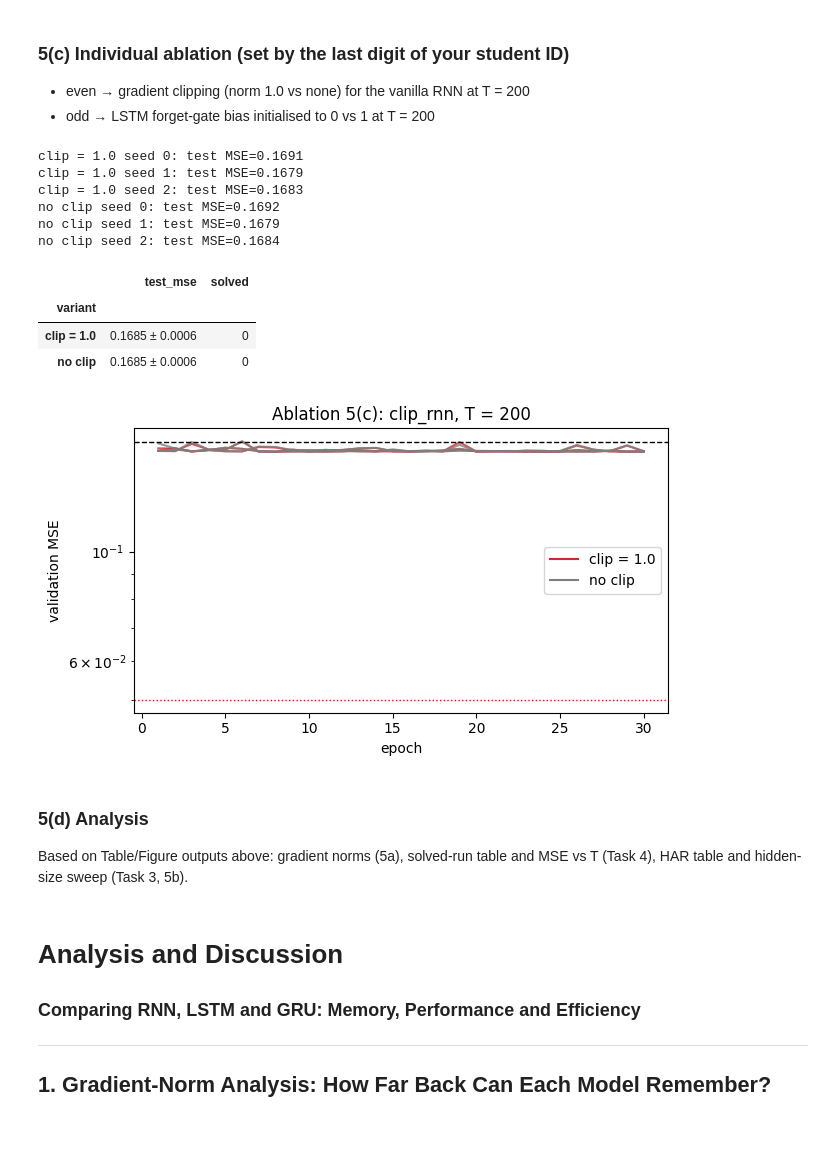
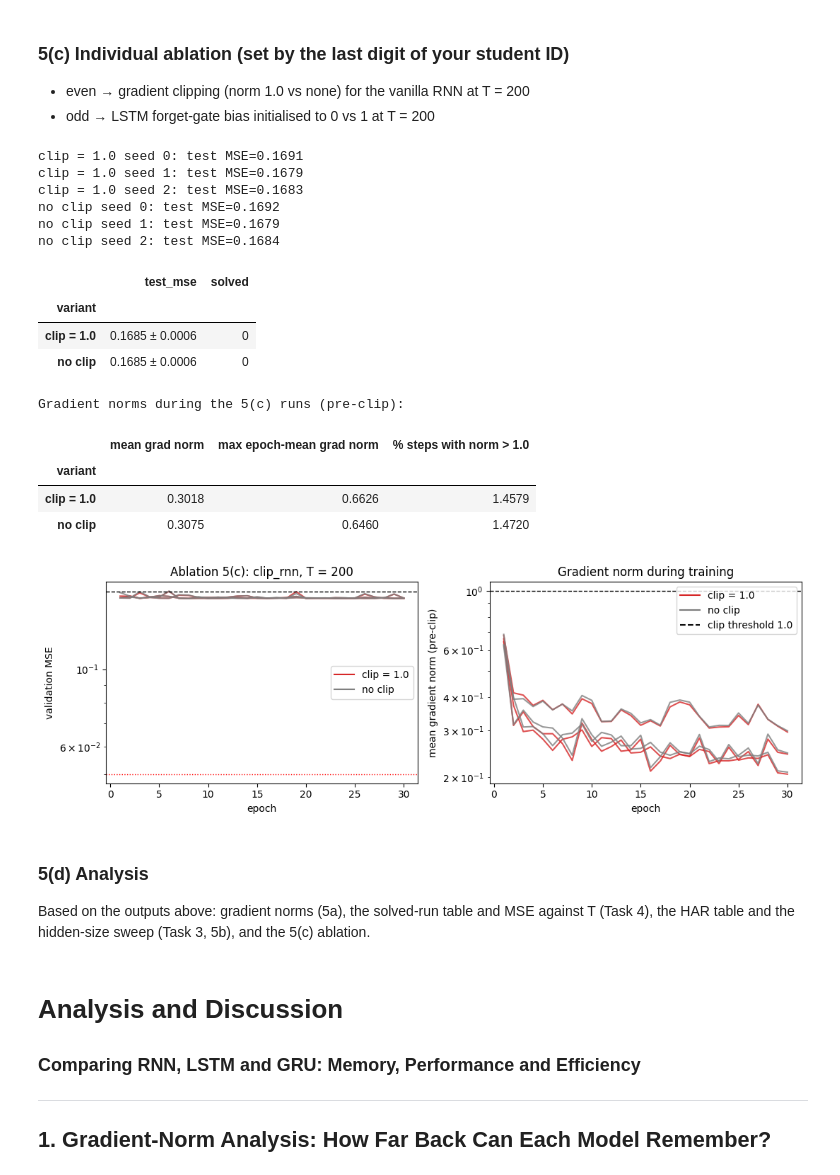
Before and after one commit to Rakshanthamidhun/DNN_Assignment, a Jupyter notebook: problem1/problem1.ipynb, the cells around one changed output. Saved outputs shown, nothing was run; the diff lists cells and outputs as text; code cells hidden in the pictures; blank space fills up the shorter version.

```diff
--- a/problem1/problem1.ipynb
+++ b/problem1/problem1.ipynb
@@ -334,16 +420,18 @@ def run_epochs(model, train_dl, epochs, loss_fn, eval_fn, clip=None, lr=LR):
     opt = torch.optim.Adam(model.parameters(), lr=lr)
     hist, times = [], []
     for ep in range(epochs):
-        model.train(); t0 = time.time(); tot = n = 0
+        model.train(); t0 = time.time(); tot = n = 0; norms = []
         for xb, yb in train_dl:
             xb, yb = xb.to(DEVICE), yb.to(DEVICE)
             loss = loss_fn(model(xb), yb)
             opt.zero_grad(); loss.backward()
-            if clip: nn.utils.clip_grad_norm_(model.parameters(), clip)
+            gn = nn.utils.clip_grad_norm_(model.parameters(), clip if clip else float("inf"))   # pre-clip norm; inf = measure only
+            norms.append(gn.item())
             opt.step(); tot += loss.item() * len(xb); n += len(xb)
         if DEVICE.type == "cuda": torch.cuda.synchronize()
         times.append(time.time() - t0)
-        hist.append({"epoch": ep + 1, "train_loss": tot / n, **eval_fn(model)})
+        hist.append({"epoch": ep + 1, "train_loss": tot / n, "grad_norm": float(np.mean(norms)),
+                     "frac_above_1": float(np.mean(np.array(norms) > 1.0)), **eval_fn(model)})
     return pd.DataFrame(hist), float(np.mean(times))
 
 @torch.no_grad()
@@ -470,6 +582,14 @@ solved_tbl = add_df.pivot_table(index="model", columns="T", values="solved", agg
 mse_tbl.to_csv(f"{FIG}/table_adding_mse.csv"); solved_tbl.to_csv(f"{FIG}/table_adding_solved.csv")
 print("Test MSE (mean ± std); constant baseline ≈ 0.167"); display(mse_tbl)
 print("Solved runs (test MSE < 0.05)"); display(solved_tbl)
+base = {T: float(((make_adding(1000, T, 2)[1] - 1.0) ** 2).mean()) for T in ADD_TS}
+print("Constant-prediction (always 1.0) baseline on each test set:", {T: round(v, 4) for T, v in base.items()})
+print(f"Budget: {N_ADD_TRAIN} training sequences, Adam lr {LR}, batch {BATCH}, {EPOCHS_ADD} epochs, gradient clipping {CLIP_MAIN}, seeds {SEEDS}")
+for T in ADD_TS:
+    for kind in ["rnn", "lstm", "gru"]:
+        v = add_df[(add_df.model == kind) & (add_df["T"] == T)].test_mse
+        print(f"  T={T:3d} {kind:4s}: per-seed test MSE {np.round(v.values, 4).tolist()}  -> "
+              f"{(v < 0.05).sum()}/{len(v)} solved, best seed is {base[T] / v.min():.1f}x lower than the baseline")
 # %% [output]
 Test MSE (mean ± std); constant baseline ≈ 0.167
 | T | 50 | 100 | 200 | 400 |
@@ -517,14 +651,23 @@ def grad_norms(model, T=100, n=256):
     return np.array([h.grad[0].norm(dim=1).mean().item() for h in hs])
 
 T_G = 100 if 100 in ADD_TS else ADD_TS[0]
-fig, ax = plt.subplots(1, 2, figsize=(11, 3.8), sharey=True)
+fig, ax = plt.subplots(1, 2, figsize=(11, 3.8), sharey=True); gn_table = {}
 for kind, c in zip(["rnn","lstm","gru"], ["C0","C1","C2"]):
     set_seed(SEEDS[0]); fresh = SeqModel(kind, 2, HIDDEN, 1).to(DEVICE)
     trained = next(r["net"] for r in add_runs if r["model"] == kind and r["T"] == T_G and r["seed"] == SEEDS[0])
-    ax[0].plot(grad_norms(fresh, T_G), c=c, label=kind.upper()); ax[1].plot(grad_norms(trained, T_G), c=c, label=kind.upper())
+    g0, g1 = grad_norms(fresh, T_G), grad_norms(trained, T_G); gn_table[kind] = (g0, g1)
+    ax[0].plot(g0, c=c, label=kind.upper()); ax[1].plot(g1, c=c, label=kind.upper())
 for a, t in zip(ax, ["before training", "after training"]):
     a.set_yscale("log"); a.set_xlabel("time step t"); a.set_title(f"‖∂L/∂h_t‖, T = {T_G}, {t}"); a.legend()
 ax[0].set_ylabel("mean gradient norm (log)")
 plt.tight_layout(); plt.savefig(f"{FIG}/grad_norm_vs_t.png", dpi=150); plt.show()
+rows = []
+for kind, (g0, g1) in gn_table.items():
+    for when, g in [("before", g0), ("after", g1)]:
+        rows.append({"model": kind.upper(), "training": when, **{f"t={t}": g[t] for t in [0, 25, 50, 75, T_G - 1]},
+                     "ratio t=0 / t=99": g[0] / g[-1]})
+gt = pd.DataFrame(rows).set_index(["model", "training"])
+print(f"Mean ‖∂L/∂h_t‖ at selected steps (T = {T_G}); a ratio near 1 means the gradient reaches the first marker undiminished:")
+with pd.option_context("display.float_format", "{:.2e}".format): display(gt)
 # %% [output]
 [figure]
@@ -574,39 +726,56 @@ if ABLATION == "clip_rnn":
     variants = {"clip = 1.0": dict(kind="rnn", clip=1.0), "no clip": dict(kind="rnn", clip=None)}
 else:
     variants = {"forget bias = 1": dict(kind="lstm", forget_bias=1.0), "forget bias = 0": dict(kind="lstm", forget_bias=0.0)}
 
 abl = []
 for name, kw in variants.items():
     for s in SEEDS:
         r = train_adding(T=T_ABL, seed=s, note=f"ablation:{name}", **kw); r["variant"] = name; abl.append(r)
         print(f"{name} seed {s}: test MSE={r['test_mse']:.4f}")
 
 abl_tbl = pd.DataFrame([{"variant": r["variant"], "seed": r["seed"], "test_mse": r["test_mse"], "solved": r["solved"]} for r in abl]) \
             .groupby("variant").agg(test_mse=("test_mse", mean_std), solved=("solved","sum"))
 abl_tbl.to_csv(f"{FIG}/table_ablation_5c.csv"); display(abl_tbl)
 
-fig, ax = plt.subplots(figsize=(6.5, 3.8))
+# evidence for *why*: the gradient norm each variant actually saw, and how often a 1.0 clip would act
+gsum = pd.DataFrame([{"variant": r["variant"], "seed": r["seed"], "mean grad norm": r["hist"].grad_norm.mean(),
+                      "max epoch-mean grad norm": r["hist"].grad_norm.max(),
+                      "% steps with norm > 1.0": 100 * r["hist"].frac_above_1.mean()} for r in abl])
+print("Gradient norms during the 5(c) runs (pre-clip):"); display(gsum.groupby("variant").mean(numeric_only=True).drop(columns="seed").round(4))
+
+fig, axs = plt.subplots(1, 2, figsize=(11, 3.8))
+ax = axs[0]
 for r in abl:
-    ax.plot(r["hist"]["epoch"], r["hist"]["val_mse"], c="C3" if r["variant"] == list(variants)[0] else "C7", alpha=.8)
+    col = "C3" if r["variant"] == list(variants)[0] else "C7"
+    ax.plot(r["hist"]["epoch"], r["hist"]["val_mse"], c=col, alpha=.8)
+    axs[1].plot(r["hist"]["epoch"], r["hist"]["grad_norm"], c=col, alpha=.8)
 ax.axhline(1/6, ls="--", c="k", lw=1); ax.axhline(0.05, ls=":", c="r", lw=1); ax.set_yscale("log")
 ax.legend([plt.Line2D([], [], c="C3"), plt.Line2D([], [], c="C7")], list(variants))
 ax.set_xlabel("epoch"); ax.set_ylabel("validation MSE"); ax.set_title(f"Ablation 5(c): {ABLATION}, T = {T_ABL}")
+axs[1].axhline(1.0, ls="--", c="k", lw=1, label="clip threshold 1.0"); axs[1].set_yscale("log")
+axs[1].set_xlabel("epoch"); axs[1].set_ylabel("mean gradient norm (pre-clip)"); axs[1].set_title("Gradient norm during training")
+axs[1].legend([plt.Line2D([], [], c="C3"), plt.Line2D([], [], c="C7"), plt.Line2D([], [], c="k", ls="--")], list(variants) + ["clip threshold 1.0"])
 plt.tight_layout(); plt.savefig(f"{FIG}/ablation_5c.png", dpi=150); plt.show()
 # %% [output]
 clip = 1.0 seed 0: test MSE=0.1691
 clip = 1.0 seed 1: test MSE=0.1679
 clip = 1.0 seed 2: test MSE=0.1683
 no clip seed 0: test MSE=0.1692
 no clip seed 1: test MSE=0.1679
 no clip seed 2: test MSE=0.1684
 |  | test_mse | solved |
 | variant |  |  |
 | clip = 1.0 | 0.1685 ± 0.0006 | 0 |
 | no clip | 0.1685 ± 0.0006 | 0 |
+Gradient norms during the 5(c) runs (pre-clip):
+|  | mean grad norm | max epoch-mean grad norm | % steps with norm > 1.0 |
+| variant |  |  |  |
+| clip = 1.0 | 0.3018 | 0.6626 | 1.4579 |
+| no clip | 0.3075 | 0.6460 | 1.4720 |
-[figure, old version]
+[figure, new version]
 # %% [markdown]
 ### 5(d) Analysis
-Based on Table/Figure outputs above: gradient norms (5a), solved-run table and MSE vs T (Task 4), HAR table and hidden-size sweep (Task 3, 5b).
+Based on the outputs above: gradient norms (5a), the solved-run table and MSE against T (Task 4), the HAR table and the hidden-size sweep (Task 3, 5b), and the 5(c) ablation.
 # %% [markdown]
 # Analysis and Discussion
 ### Comparing RNN, LSTM and GRU: Memory, Performance and Efficiency
```
Also changed, not shown: parts of 12 cells of this notebook.
